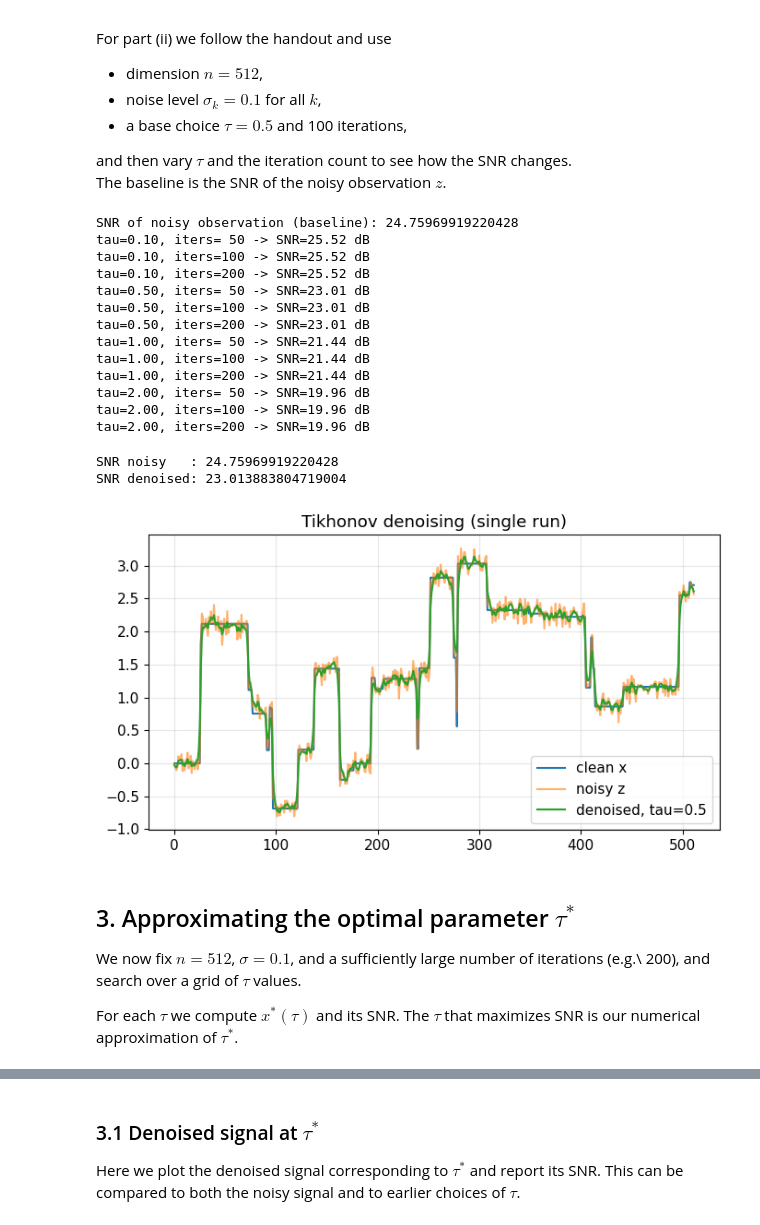
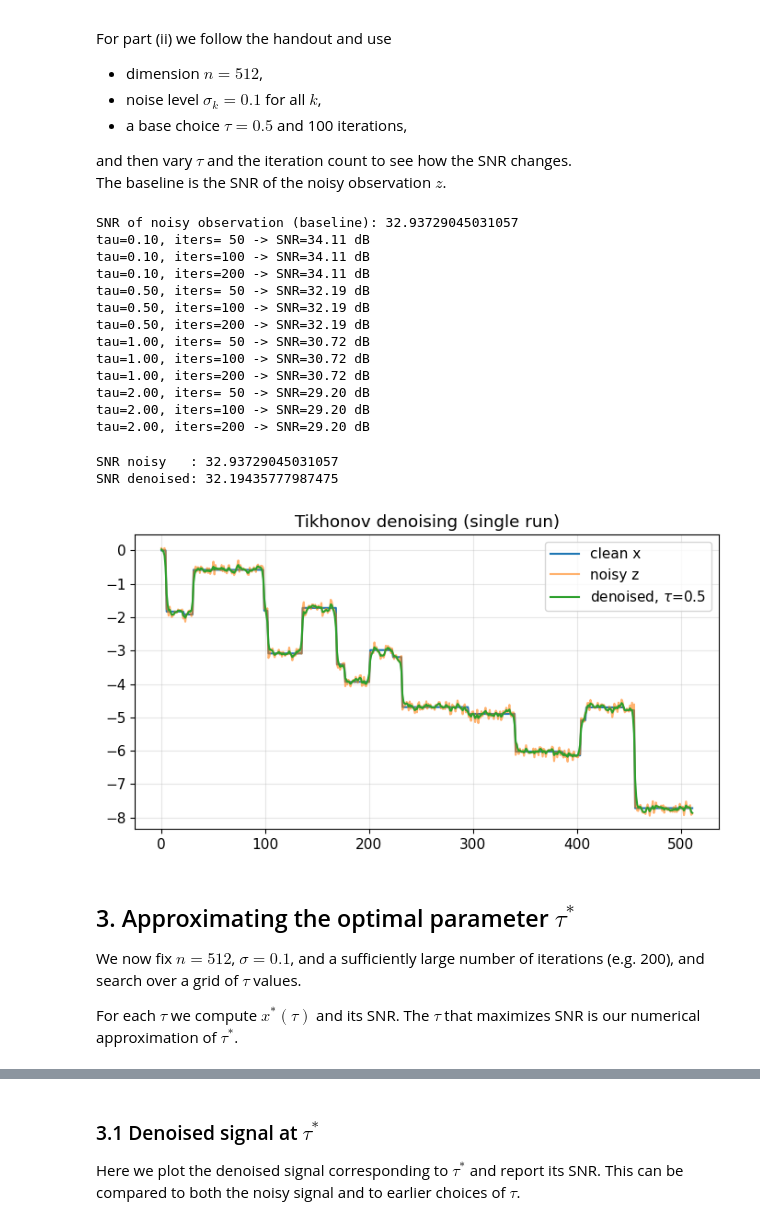
Before and after one commit to nmscarpelli/ese4031, a Jupyter notebook: ESE4031 Case Study 4.ipynb, the cells around one changed output, grey strips where cells are left out. Drawn from its saved outputs; the diff is of its cells as text; code cells hidden in the pictures.

```diff
--- a/ESE4031 Case Study 4.ipynb
+++ b/ESE4031 Case Study 4.ipynb
@@ -26,7 +26,7 @@ import matplotlib.pyplot as plt
 plt.rcParams["figure.figsize"] = (7, 4)
 plt.rcParams["font.size"] = 11
 
-rng = np.random.default_rng(0)  # reproducible randomness
+rng = np.random.default_rng(42)  # reproducible randomness
 
 
 def snr(x_true, x_hat):
@@ -181,45 +181,45 @@ for tau in taus:
         x_hat = tikhonov_fista(z, tau, n_iter=n_iters)
         print(f"tau={tau:4.2f}, iters={n_iters:3d} -> SNR={snr(x_true, x_hat):5.2f} dB")
 # %% [output]
-SNR of noisy observation (baseline): 24.75969919220428
-tau=0.10, iters= 50 -> SNR=25.52 dB
-tau=0.10, iters=100 -> SNR=25.52 dB
-tau=0.10, iters=200 -> SNR=25.52 dB
-tau=0.50, iters= 50 -> SNR=23.01 dB
-tau=0.50, iters=100 -> SNR=23.01 dB
-tau=0.50, iters=200 -> SNR=23.01 dB
-tau=1.00, iters= 50 -> SNR=21.44 dB
-tau=1.00, iters=100 -> SNR=21.44 dB
-tau=1.00, iters=200 -> SNR=21.44 dB
-tau=2.00, iters= 50 -> SNR=19.96 dB
-tau=2.00, iters=100 -> SNR=19.96 dB
-tau=2.00, iters=200 -> SNR=19.96 dB
+SNR of noisy observation (baseline): 32.93729045031057
+tau=0.10, iters= 50 -> SNR=34.11 dB
+tau=0.10, iters=100 -> SNR=34.11 dB
+tau=0.10, iters=200 -> SNR=34.11 dB
+tau=0.50, iters= 50 -> SNR=32.19 dB
+tau=0.50, iters=100 -> SNR=32.19 dB
+tau=0.50, iters=200 -> SNR=32.19 dB
+tau=1.00, iters= 50 -> SNR=30.72 dB
+tau=1.00, iters=100 -> SNR=30.72 dB
+tau=1.00, iters=200 -> SNR=30.72 dB
+tau=2.00, iters= 50 -> SNR=29.20 dB
+tau=2.00, iters=100 -> SNR=29.20 dB
+tau=2.00, iters=200 -> SNR=29.20 dB
 # %%
 tau_demo = 0.5
 iters_demo = 100
 
 x_hat_demo = tikhonov_fista(z, tau_demo, n_iter=iters_demo)
 
 print("SNR noisy   :", snr(x_true, z))
 print("SNR denoised:", snr(x_true, x_hat_demo))
 
 plt.plot(x_true, label="clean x", linewidth=1.5)
 plt.plot(z, label="noisy z", alpha=0.6)
-plt.plot(x_hat_demo, label=f"denoised, tau={tau_demo}", linewidth=1.5)
+plt.plot(x_hat_demo, label=rf"denoised, $\tau$={tau_demo}", linewidth=1.5)
 plt.legend()
 plt.title("Tikhonov denoising (single run)")
 plt.grid(alpha=0.3)
 plt.tight_layout()
 plt.show()
 # %% [output]
-SNR noisy   : 24.75969919220428
-SNR denoised: 23.013883804719004
+SNR noisy   : 32.93729045031057
+SNR denoised: 32.19435777987475
-[figure, old version]
+[figure, new version]
 # %% [markdown]
 ## 3. Approximating the optimal parameter $\tau^*$
 
 We now fix $n = 512$, $\sigma = 0.1$, and a sufficiently large number
-of iterations (e.g.\ 200), and search over a grid of $\tau$ values.
+of iterations (e.g. 200), and search over a grid of $\tau$ values.
 
 For each $\tau$ we compute $x^*(\tau)$ and its SNR. The $\tau$ that
 maximizes SNR is our numerical approximation of $\tau^*$.
```
Also changed, not shown: parts of 7 cells of this notebook.
